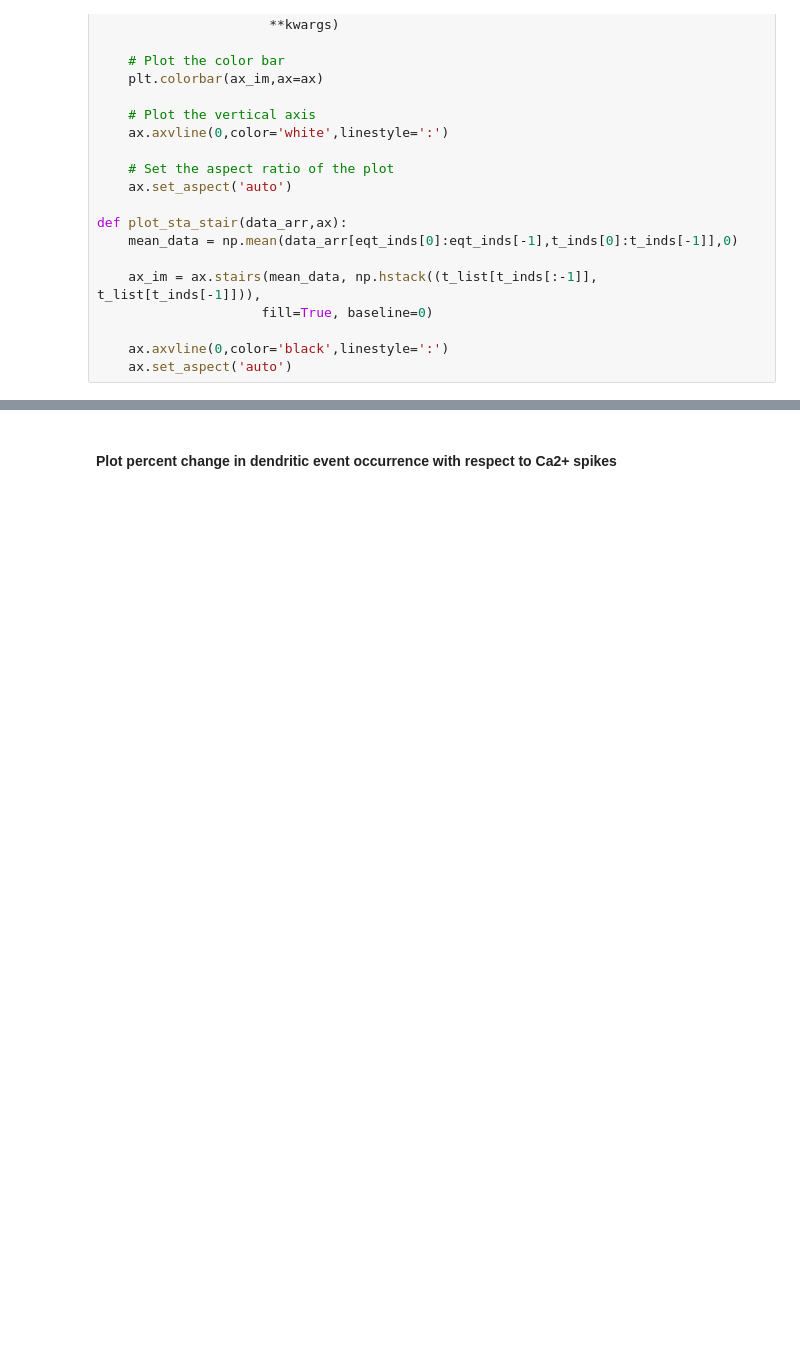
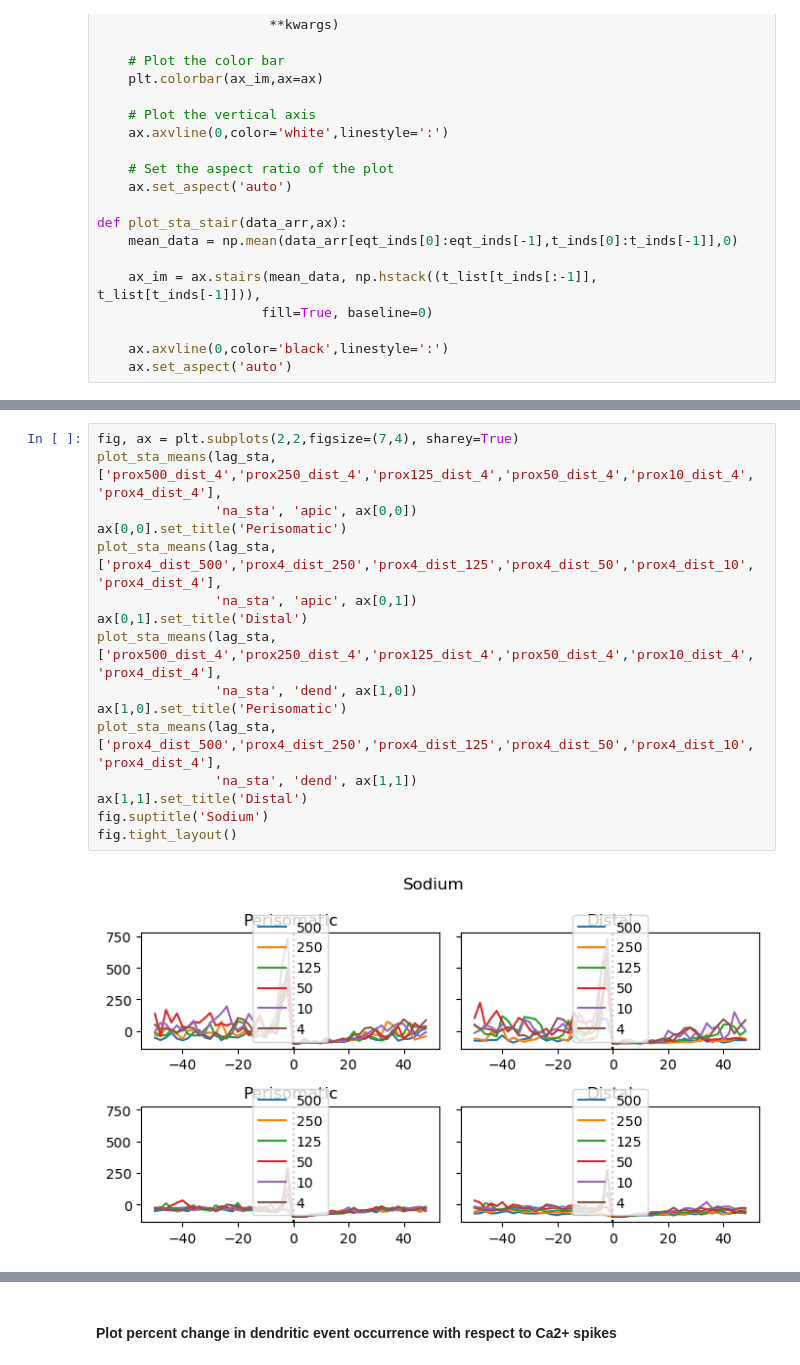
Before and after one commit to dbheadley/InhibOnDendComp, a Jupyter notebook: scripts/DendSpike_PoissonInh_PoissonExc_VarEILag.ipynb, the cells around one changed output, grey strips where cells are left out. Cells and saved outputs as stored; diff of their text form; blank space fills up the shorter version.

```diff
--- a/scripts/DendSpike_PoissonInh_PoissonExc_VarEILag.ipynb
+++ b/scripts/DendSpike_PoissonInh_PoissonExc_VarEILag.ipynb
@@ -182,0 +329,18 @@ fig.savefig('../figures/DendSpikesCC.pdf')
+# %%
+fig, ax = plt.subplots(2,2,figsize=(7,4), sharey=True)
+plot_sta_means(lag_sta, ['prox500_dist_4','prox250_dist_4','prox125_dist_4','prox50_dist_4','prox10_dist_4', 'prox4_dist_4'],
+               'na_sta', 'apic', ax[0,0])
+ax[0,0].set_title('Perisomatic')
+plot_sta_means(lag_sta, ['prox4_dist_500','prox4_dist_250','prox4_dist_125','prox4_dist_50','prox4_dist_10', 'prox4_dist_4'],
+               'na_sta', 'apic', ax[0,1])
+ax[0,1].set_title('Distal')
+plot_sta_means(lag_sta, ['prox500_dist_4','prox250_dist_4','prox125_dist_4','prox50_dist_4','prox10_dist_4', 'prox4_dist_4'],
+               'na_sta', 'dend', ax[1,0])
+ax[1,0].set_title('Perisomatic')
+plot_sta_means(lag_sta, ['prox4_dist_500','prox4_dist_250','prox4_dist_125','prox4_dist_50','prox4_dist_10', 'prox4_dist_4'],
+               'na_sta', 'dend', ax[1,1])
+ax[1,1].set_title('Distal')
+fig.suptitle('Sodium')
+fig.tight_layout()
+# %% [output]
+[figure, added]
```
Also changed, not shown: parts of 35 cells of this notebook, 5 other files.
